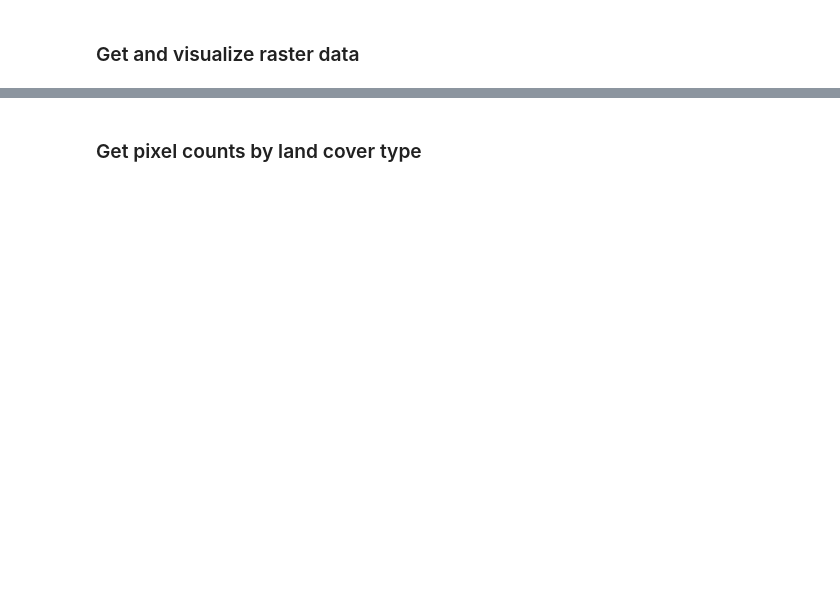
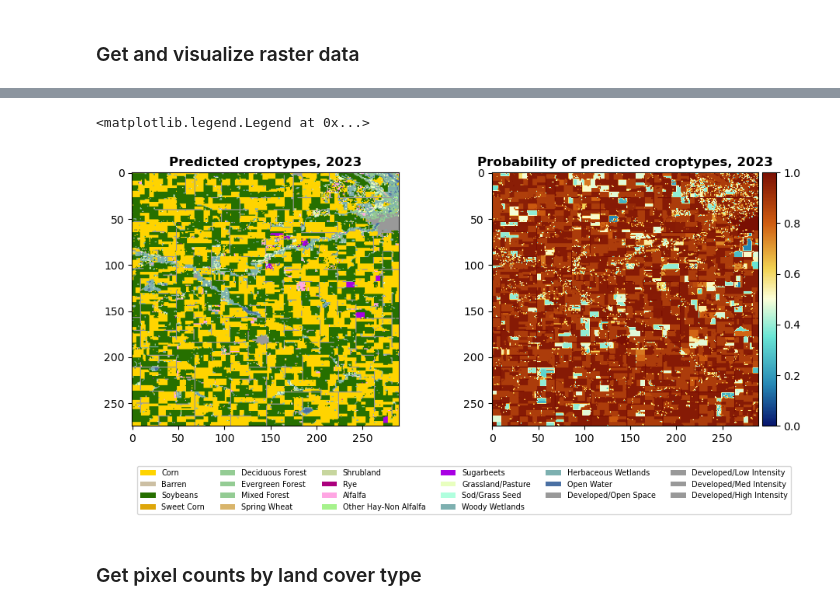
Before and after one commit to GEMS-UMN/Exchange-Notebooks, a Jupyter notebook: landcover/predict_cdl_tutorial.ipynb, the cells around one changed output, grey strips where cells are left out. Cells and saved outputs as stored; diff of their text form; code cells hidden in the pictures; blank space fills up the shorter version.

```diff
--- a/landcover/predict_cdl_tutorial.ipynb
+++ b/landcover/predict_cdl_tutorial.ipynb
@@ -136,7 +136,7 @@ df.sort_values(by="id")
 # %% [markdown]
 ### Check spatial extent of the object
 # %%
-i = 187552
+i = 187555
 # %%
 res = s.get(url + f"/{dataset}/object/{i}/envelope")
 res.json()
@@ -151,7 +156,7 @@ params = {
 }
 # %%
 # for i in range(187552):
-for i in [187552]:
+for i in [187555]:
     res = s.get(url + f"/{dataset}/object/{i}")
     year = res.json()["t_ranges"][0]["begin"]
     res = s.get(url + f"/{dataset}/object/{i}/point", params=params)
@@ -169,7 +174,7 @@ params = {
 # %%
 d = {}
 unique = []
-for i in [187552, 187554]:
+for i in [187555, 187557]:
 # for i in [187552]:
     res = s.get(url + f"/{dataset}/object/{i}/raster", params=params)
     raster = res.content
@@ -177,7 +182,7 @@ for i in [187552, 187554]:
         with memfile.open() as dst:
             print (dst.profile)
             data = dst.read(1)
-            if i == 187552:
+            if i == 187555:
                 unique.extend(list(np.unique(data)))
                 rgb = np.array([list(map(palette.__getitem__, row)) for row in data])
                 d[i] = rgb
@@ -191,25 +201,28 @@ prob_cmap = cm.make_cmap(path)
 # %%
 # display arrays
 # fig, axs = plt.subplots(2,1, figsize=(4, 11), tight_layout=True)
 fig, axs = plt.subplots(1,2, figsize=(11, 4), tight_layout=True)
-plot0 = axs[0].imshow(d[187552])
+plot0 = axs[0].imshow(d[187555])
 axs[0].set_title("Predicted croptypes, 2023", weight="bold")
-plot1 = axs[1].imshow(d[187554], cmap=prob_cmap)
+plot1 = axs[1].imshow(d[187557], cmap=prob_cmap)
 axs[1].set_title("Probability of predicted croptypes, 2023", weight="bold")
 
 # colorbar for predictions
 divider = make_axes_locatable(axs[1])
 cax = divider.append_axes("right", size="5%", pad=0.05)
 mappable = plt.cm.ScalarMappable(cmap=prob_cmap, norm=plt.Normalize(vmin=0., vmax=1.))
 cbar = fig.colorbar(mappable, cax=cax, orientation="vertical")
 cbar.ax.tick_params(labelsize=10)
 
 # format and add a legend
 labels = [classes[l] for l in list(set(unique))]
 clrs = [(b'#' + b16encode(bytes(palette[l]))).decode() for l in list(set(unique))]
 c = [ mpatches.Patch(facecolor=clrs[i]) for i in range(len(labels))]
 fig.legend(c, labels, ncol=6, loc='outside lower left', bbox_to_anchor=(0.13, -0.2),  fontsize=7)
 # plt.tight_layout
+# %% [output]
+<matplotlib.legend.Legend at 0x...>
+[figure, added]
 # %% [markdown]
 ### Get pixel counts by land cover type
 # %%
```
Also changed, not shown: parts of 5 cells of this notebook.
